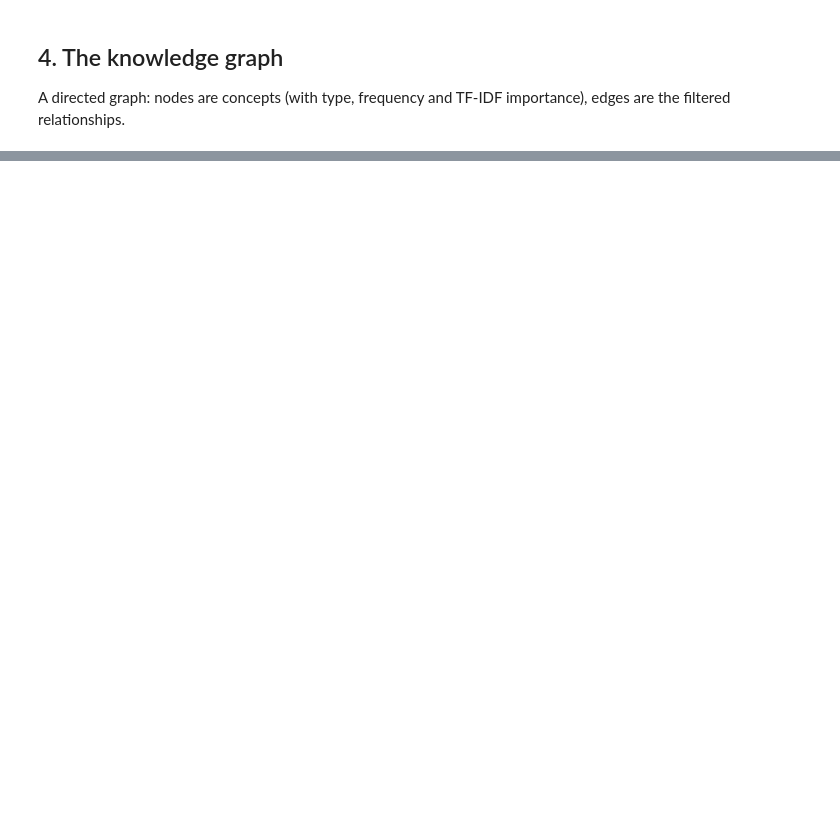
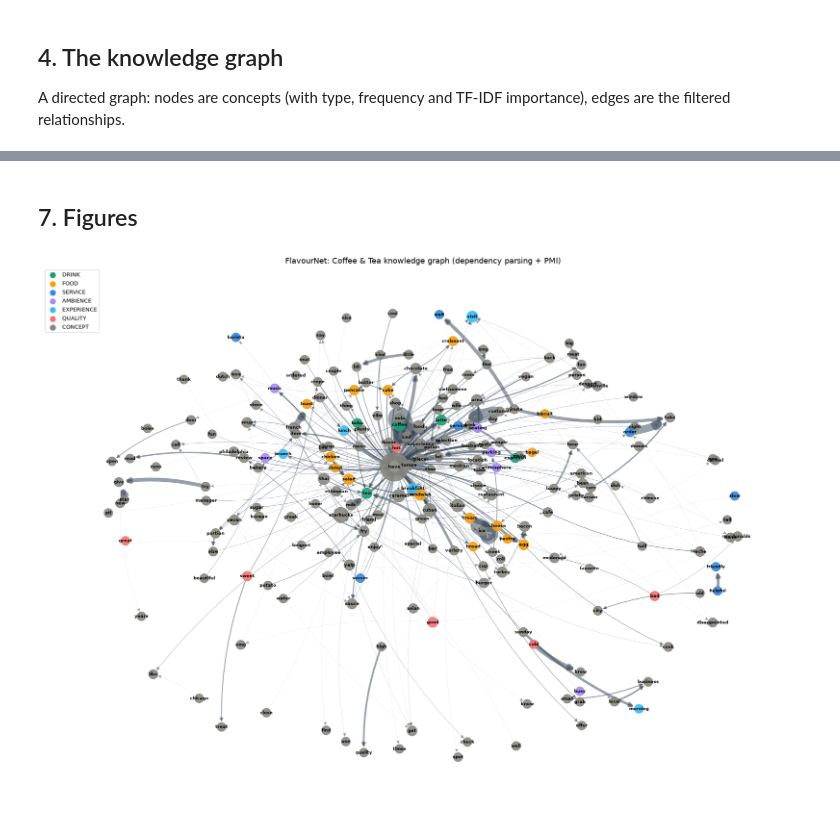
Before and after one commit to YISHU19/flavournet, a Jupyter notebook: notebooks/flavournet_pipeline.ipynb, the cells around one changed output, grey strips where cells are left out. Cells and saved outputs as stored; diff of their text form; code cells hidden in the pictures; blank space fills up the shorter version.

```diff
--- a/notebooks/flavournet_pipeline.ipynb
+++ b/notebooks/flavournet_pipeline.ipynb
@@ -210,0 +281,19 @@ pd.Series(Counter(nx.get_node_attributes(G, "entity_type").values())).sort_value
+# %%
+degree = nx.degree_centrality(G)
+metrics = pd.DataFrame({
+    "degree": degree,
+    "in_degree": nx.in_degree_centrality(G),
+    "out_degree": nx.out_degree_centrality(G),
+    "betweenness": nx.betweenness_centrality(G, weight="weight"),
+    "closeness": nx.closeness_centrality(G),
+    "pagerank": nx.pagerank(G, weight="weight"),
+}).round(6)
+partition = community_louvain.best_partition(G.to_undirected(), random_state=SEED)
+metrics["community"] = pd.Series(partition)
+metrics.insert(0, "entity_type", [G.nodes[n]["entity_type"] for n in metrics.index])
+metrics.insert(1, "frequency", [G.nodes[n]["frequency"] for n in metrics.index])
+metrics = metrics.rename_axis("concept").sort_values("degree", ascending=False).reset_index()
+
+n_communities = metrics.community.nunique()
+print(f"Communities: {n_communities}")
+metrics.head(15)
@@ -210,0 +373,21 @@ pd.Series(Counter(nx.get_node_attributes(G, "entity_type").values())).sort_value
+# %% [markdown]
+## 7. Figures
+# %%
+TYPE_COLORS = {"DRINK": "#1D9E75", "FOOD": "#f59e0b", "SERVICE": "#378ADD", "AMBIENCE": "#a78bfa",
+               "EXPERIENCE": "#38bdf8", "QUALITY": "#f87171", "CONCEPT": "#888780"}
+
+plt.figure(figsize=(18, 13))
+pos = nx.spring_layout(G, seed=SEED, k=0.8)
+nx.draw_networkx_nodes(G, pos, node_color=[TYPE_COLORS[G.nodes[n]["entity_type"]] for n in G],
+                       node_size=[200 + degree[n] * 4000 for n in G], alpha=0.9)
+nx.draw_networkx_labels(G, pos, font_size=7, font_weight="bold")
+nx.draw_networkx_edges(G, pos, edge_color="#334455", width=[G[u][v]["weight"] * 0.05 for u, v in G.edges],
+                       arrows=True, arrowsize=12, alpha=0.5, connectionstyle="arc3,rad=0.1")
+for t, c in TYPE_COLORS.items():
+    plt.scatter([], [], c=c, label=t, s=80)
+plt.legend(loc="upper left", fontsize=9)
+plt.title("FlavourNet: Coffee & Tea knowledge graph (dependency parsing + PMI)", fontsize=13)
+plt.axis("off"); plt.tight_layout()
+plt.savefig(OUTPUTS / "flavournet_knowledge_graph.png", dpi=150); plt.show()
+# %% [output]
+[figure, added]
```
Also changed, not shown: parts of 19 cells of this notebook, 8 other files.
